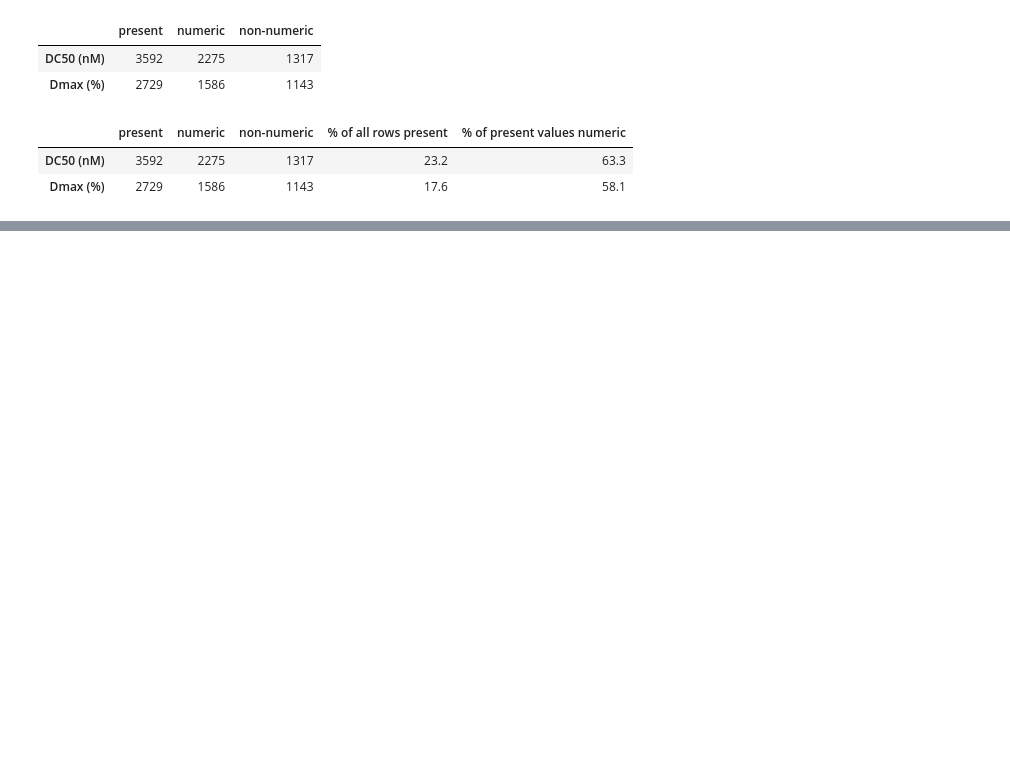
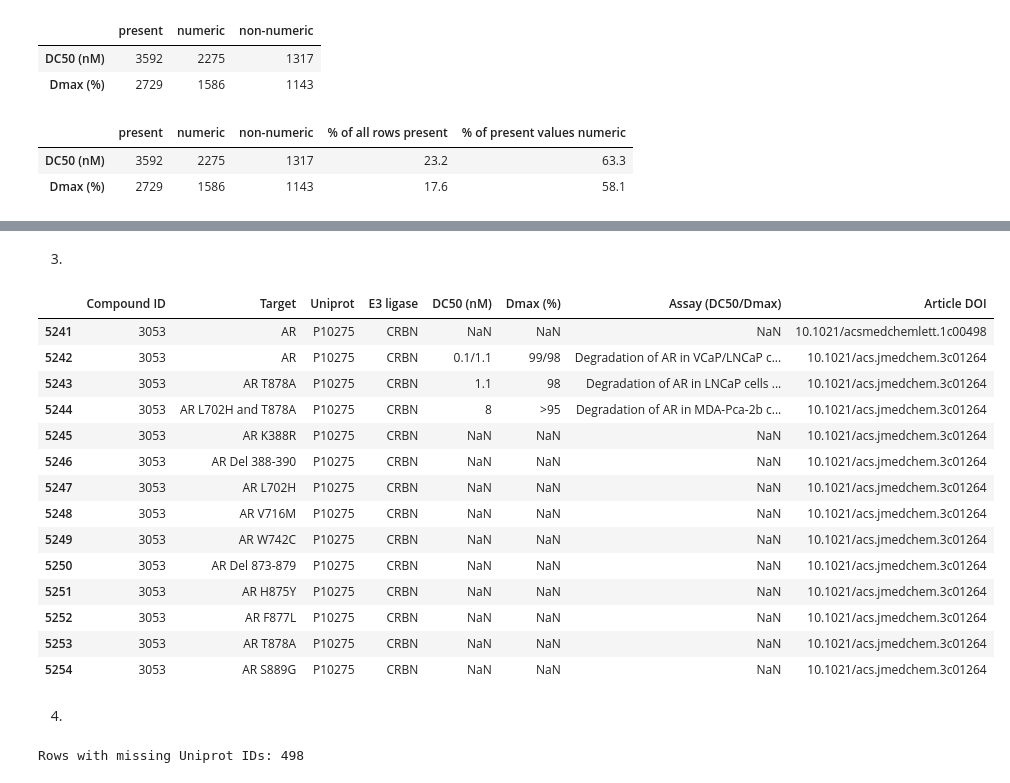
Before and after one commit to lianannielin27/protac-degredation, a Jupyter notebook: notebooks/01_explore_protac_db.ipynb, the cells around one changed output, grey strips where cells are left out. Saved outputs shown, nothing was run; the diff lists cells and outputs as text; code cells hidden in the pictures; blank space fills up the shorter version.

```diff
--- a/notebooks/01_explore_protac_db.ipynb
+++ b/notebooks/01_explore_protac_db.ipynb
@@ -256,0 +366,42 @@ summary_df.round(1)
+# %% [markdown]
+3.
+# %%
+protacdb_df.loc[
+    (protacdb_df["Compound ID"] == 3053) &
+    (protacdb_df["Uniprot"] == "P10275") &
+    (protacdb_df["E3 ligase"] == "CRBN"),
+    [
+        "Compound ID",
+        "Target",
+        "Uniprot",
+        "E3 ligase",
+        "DC50 (nM)",
+        "Dmax (%)",
+        "Assay (DC50/Dmax)",
+        "Article DOI"
+    ]
+]
+# %% [output]
+|  | Compound ID | Target | Uniprot | E3 ligase | DC50 (nM) | Dmax (%) | Assay (DC50/Dmax) | Article DOI |
+| 5241 | 3053 | AR | P10275 | CRBN | NaN | NaN | NaN | 10.1021/acsmedchemlett.1c00498 |
+| 5242 | 3053 | AR | P10275 | CRBN | 0.1/1.1 | 99/98 | Degradation of AR in VCaP/LNCaP c... | 10.1021/acs.jmedchem.3c01264 |
+| 5243 | 3053 | AR T878A | P10275 | CRBN | 1.1 | 98 | Degradation of AR in LNCaP cells ... | 10.1021/acs.jmedchem.3c01264 |
+| 5244 | 3053 | AR L702H and T878A | P10275 | CRBN | 8 | >95 | Degradation of AR in MDA-Pca-2b c... | 10.1021/acs.jmedchem.3c01264 |
+| 5245 | 3053 | AR K388R | P10275 | CRBN | NaN | NaN | NaN | 10.1021/acs.jmedchem.3c01264 |
+| 5246 | 3053 | AR Del 388-390 | P10275 | CRBN | NaN | NaN | NaN | 10.1021/acs.jmedchem.3c01264 |
+| 5247 | 3053 | AR L702H | P10275 | CRBN | NaN | NaN | NaN | 10.1021/acs.jmedchem.3c01264 |
+| 5248 | 3053 | AR V716M | P10275 | CRBN | NaN | NaN | NaN | 10.1021/acs.jmedchem.3c01264 |
+| 5249 | 3053 | AR W742C | P10275 | CRBN | NaN | NaN | NaN | 10.1021/acs.jmedchem.3c01264 |
+| 5250 | 3053 | AR Del 873-879 | P10275 | CRBN | NaN | NaN | NaN | 10.1021/acs.jmedchem.3c01264 |
+| 5251 | 3053 | AR H875Y | P10275 | CRBN | NaN | NaN | NaN | 10.1021/acs.jmedchem.3c01264 |
+| 5252 | 3053 | AR F877L | P10275 | CRBN | NaN | NaN | NaN | 10.1021/acs.jmedchem.3c01264 |
+| 5253 | 3053 | AR T878A | P10275 | CRBN | NaN | NaN | NaN | 10.1021/acs.jmedchem.3c01264 |
+| 5254 | 3053 | AR S889G | P10275 | CRBN | NaN | NaN | NaN | 10.1021/acs.jmedchem.3c01264 |
+# %% [markdown]
+4.
+# %%
+uniprot_missing = protacdb_df["Uniprot"].isna()
+
+print(f"Rows with missing Uniprot IDs: {uniprot_missing.sum():,}")
+# %% [output]
+Rows with missing Uniprot IDs: 498
```
Also changed, not shown: parts of 12 cells of this notebook, 5 other files.
